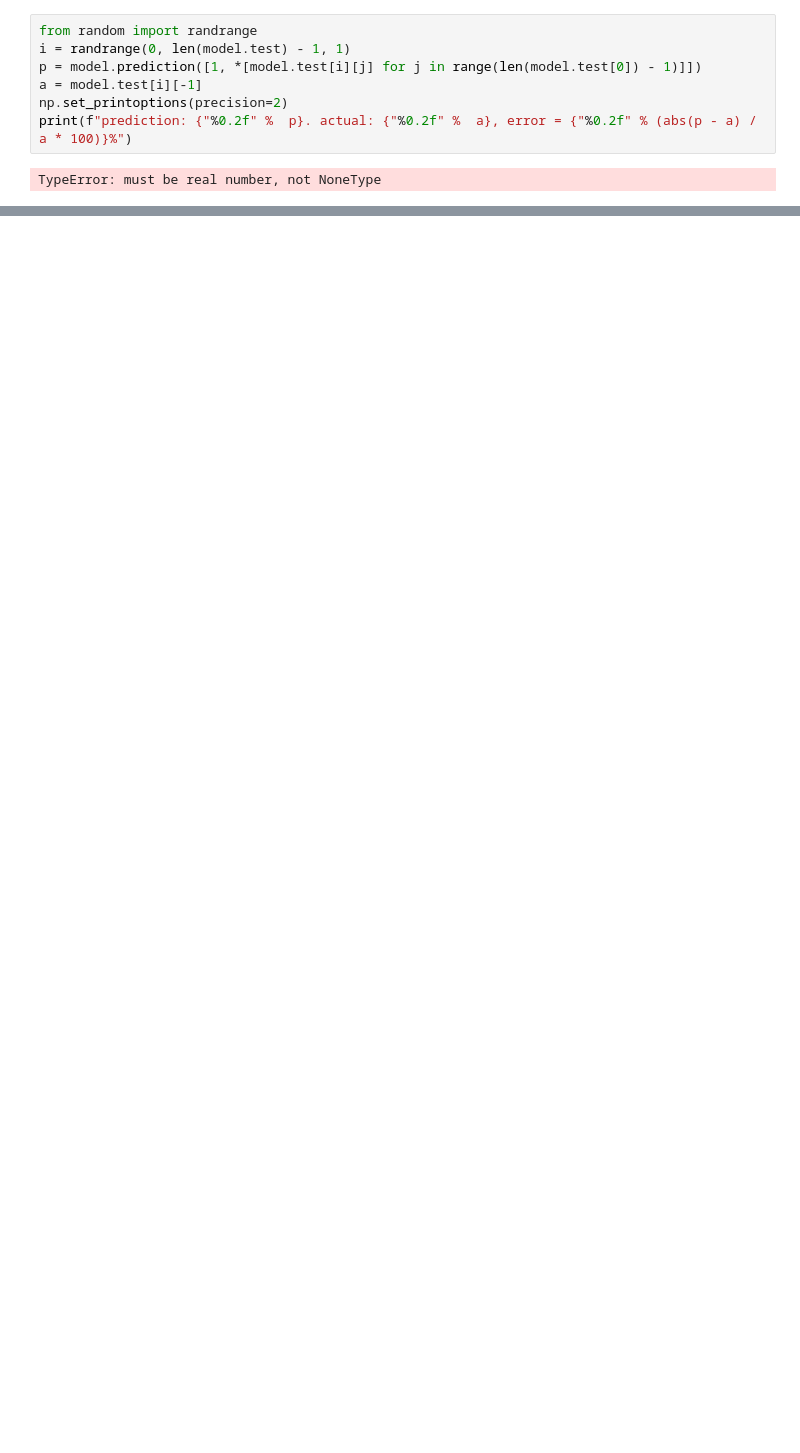
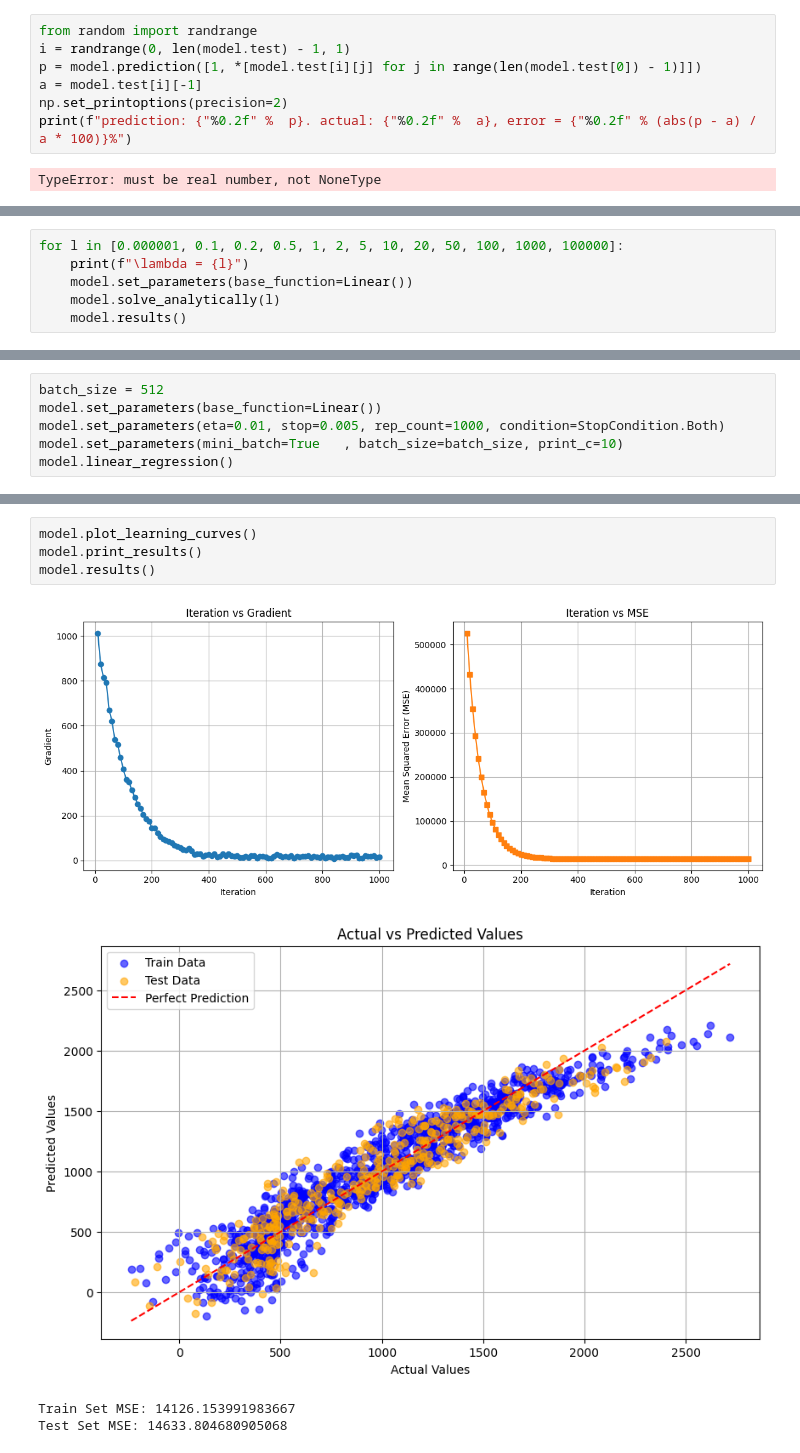
Before and after one commit to xAsylum/linear_regression, a Jupyter notebook: notebook.ipynb, the cells around one changed output, grey strips where cells are left out. Saved outputs shown, nothing was run; the diff lists cells and outputs as text; blank space fills up the shorter version.

```diff
--- a/notebook.ipynb
+++ b/notebook.ipynb
@@ -77,0 +127,6 @@ TypeError: must be real number, not NoneType
+# %%
+for l in [0.000001, 0.1, 0.2, 0.5, 1, 2, 5, 10, 20, 50, 100, 1000, 100000]:
+    print(f"\lambda = {l}")
+    model.set_parameters(base_function=Linear())
+    model.solve_analytically(l)
+    model.results()
@@ -77,0 +151,6 @@ TypeError: must be real number, not NoneType
+# %%
+batch_size = 512
+model.set_parameters(base_function=Linear())
+model.set_parameters(eta=0.01, stop=0.005, rep_count=1000, condition=StopCondition.Both)
+model.set_parameters(mini_batch=True   , batch_size=batch_size, print_c=10)
+model.linear_regression()
@@ -77,0 +183,9 @@ TypeError: must be real number, not NoneType
+# %%
+model.plot_learning_curves()
+model.print_results()
+model.results()
+# %% [output]
+[figure, added]
+[figure, added]
+Train Set MSE: 14126.153991983667
+Test Set MSE: 14633.804680905068
```
Also changed, not shown: parts of 9 cells of this notebook, 10 other files.
